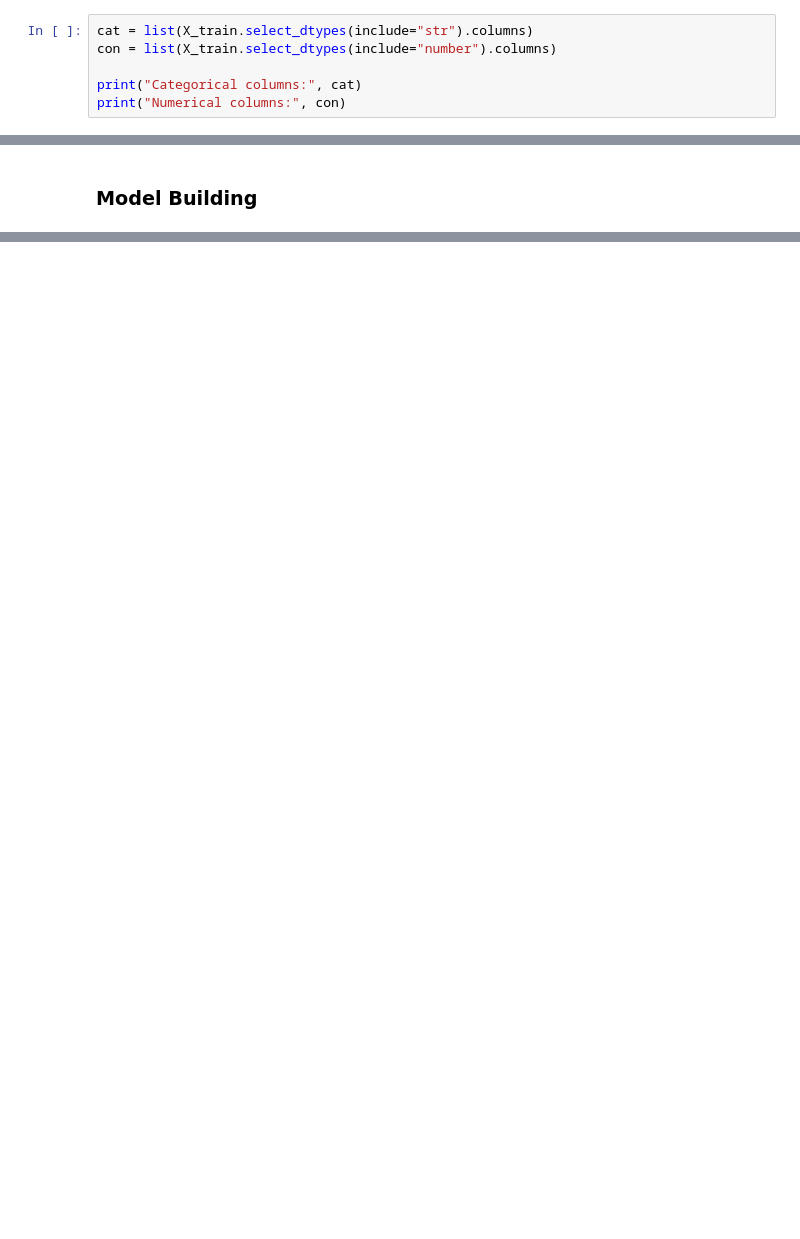
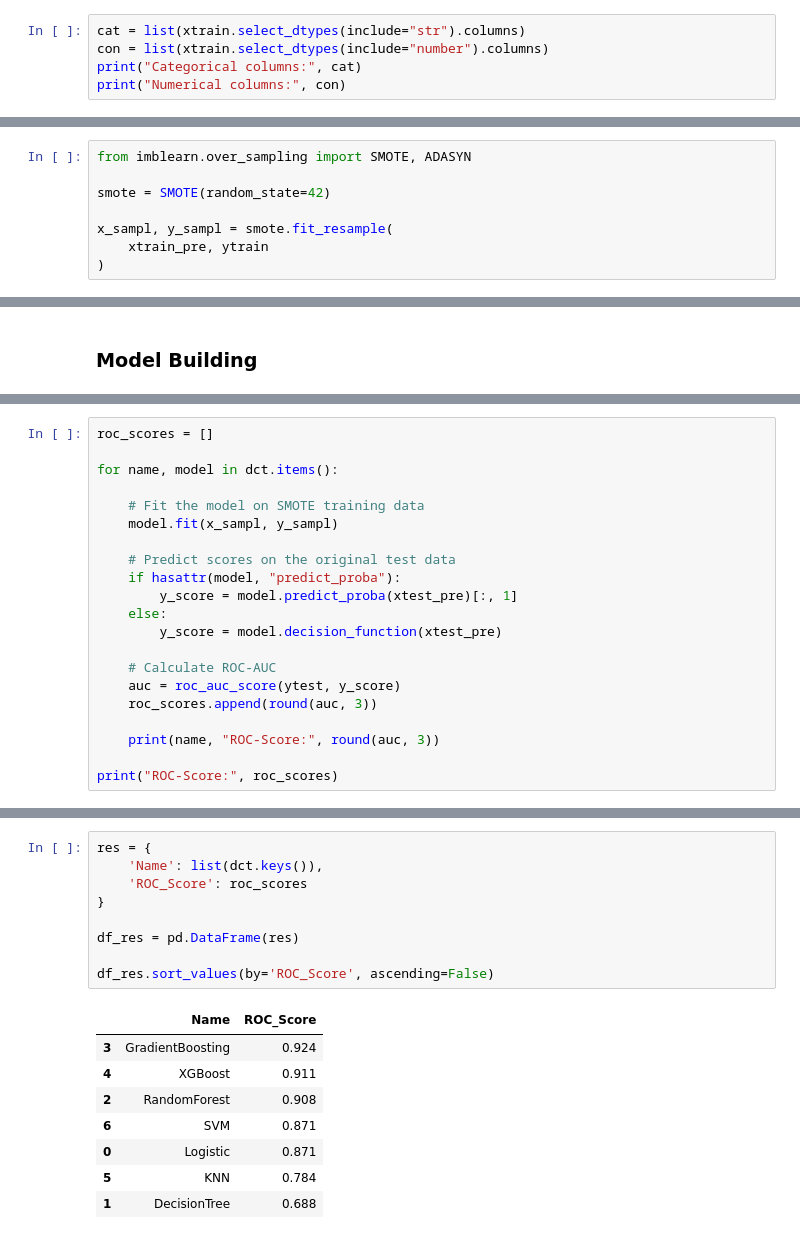
Before and after one commit to sakshichaudhari30/Machine-Learning-1633, a Jupyter notebook: Logistic Regression/Machine Failure Prediction Classifiication.ipynb, the cells around one changed output, grey strips where cells are left out. Drawn from its saved outputs; the diff is of its cells as text; blank space fills up the shorter version.

```diff
--- a/Logistic Regression/Machine Failure Prediction Classifiication.ipynb
+++ b/Logistic Regression/Machine Failure Prediction Classifiication.ipynb
@@ -429,9 +430,8 @@ print(X.head())
 4         35.4               34                    11.0
 5         42.1               65                    10.5
 # %%
-cat = list(X_train.select_dtypes(include="str").columns)
-con = list(X_train.select_dtypes(include="number").columns)
-
+cat = list(xtrain.select_dtypes(include="str").columns)
+con = list(xtrain.select_dtypes(include="number").columns)
 print("Categorical columns:", cat)
 print("Numerical columns:", con)
 # %% [output]
@@ -505,0 +516,8 @@ xtest_pre = pre.transform(xtest)
+# %%
+from imblearn.over_sampling import SMOTE, ADASYN
+
+smote = SMOTE(random_state=42)
+
+x_sampl, y_sampl = smote.fit_resample(
+    xtrain_pre, ytrain
+)
@@ -507,0 +564,21 @@ xtest_pre = pre.transform(xtest)
+# %%
+roc_scores = []
+
+for name, model in dct.items():
+
+    # Fit the model on SMOTE training data
+    model.fit(x_sampl, y_sampl)
+
+    # Predict scores on the original test data
+    if hasattr(model, "predict_proba"):
+        y_score = model.predict_proba(xtest_pre)[:, 1]
+    else:
+        y_score = model.decision_function(xtest_pre)
+
+    # Calculate ROC-AUC
+    auc = roc_auc_score(ytest, y_score)
+    roc_scores.append(round(auc, 3))
+
+    print(name, "ROC-Score:", round(auc, 3))
+
+print("ROC-Score:", roc_scores)
@@ -507,0 +594,18 @@ xtest_pre = pre.transform(xtest)
+# %%
+res = {
+    'Name': list(dct.keys()),
+    'ROC_Score': roc_scores
+}
+
+df_res = pd.DataFrame(res)
+
+df_res.sort_values(by='ROC_Score', ascending=False)
+# %% [output]
+|  | Name | ROC_Score |
+| 3 | GradientBoosting | 0.924 |
+| 4 | XGBoost | 0.911 |
+| 2 | RandomForest | 0.908 |
+| 6 | SVM | 0.871 |
+| 0 | Logistic | 0.871 |
+| 5 | KNN | 0.784 |
+| 1 | DecisionTree | 0.688 |
```
Also changed, not shown: parts of 45 cells of this notebook, 4 other files.
